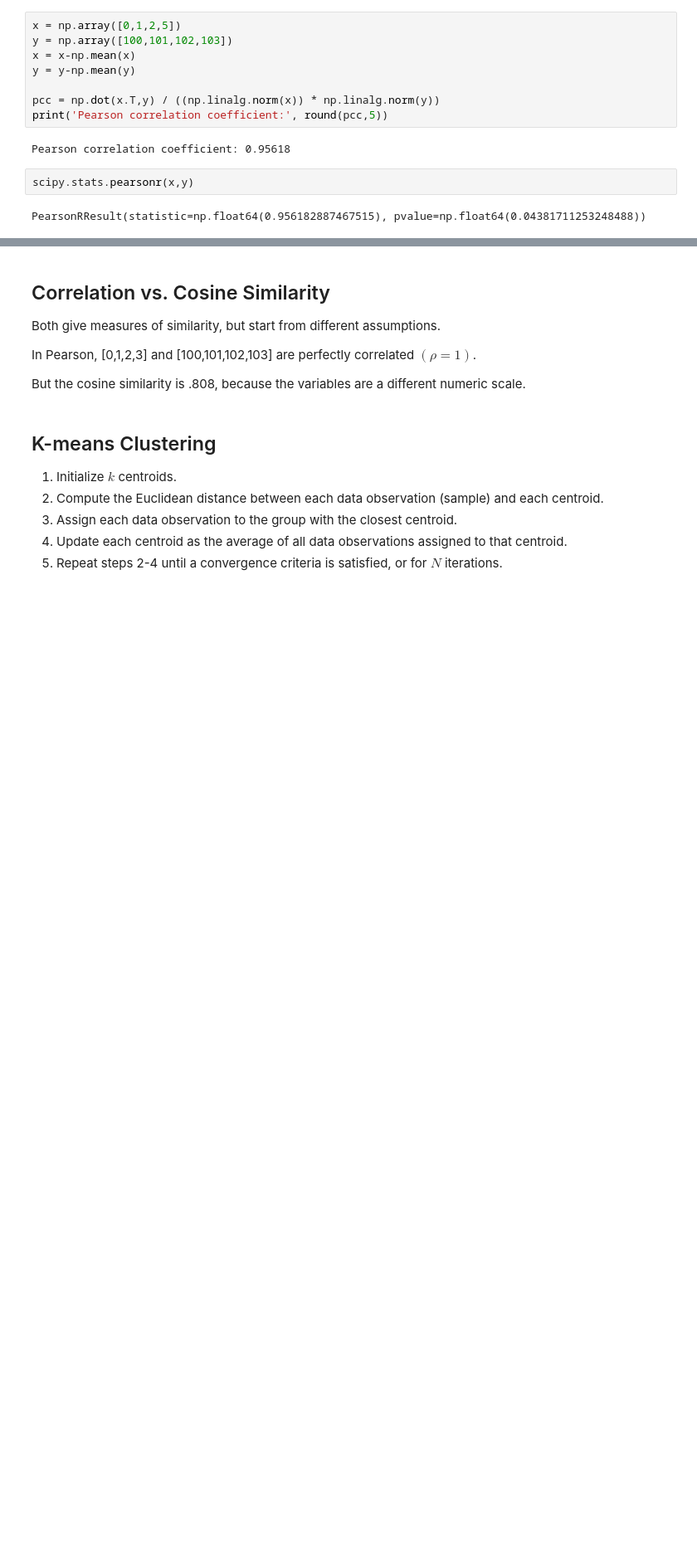
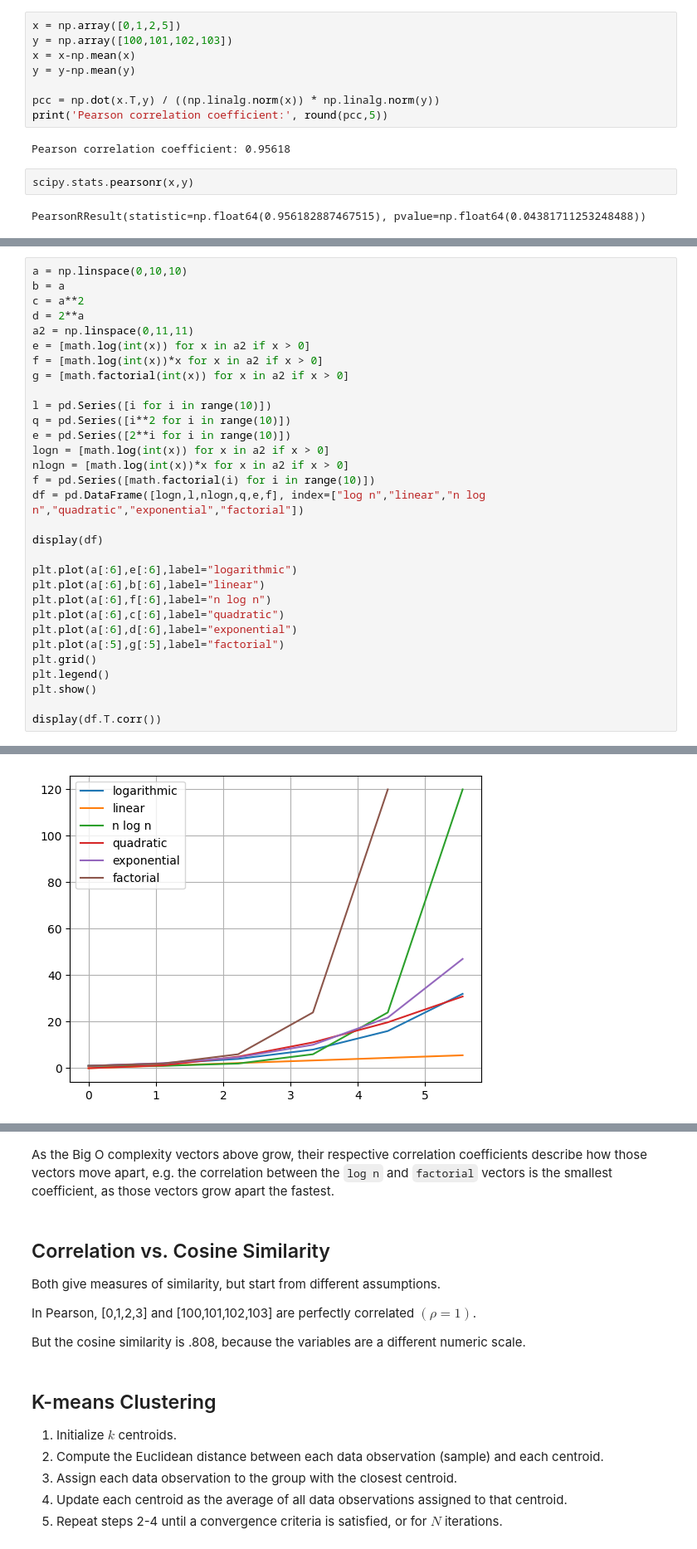
Before and after one commit to solarecho3/vectors, a Jupyter notebook: vectors.ipynb, the cells around one changed output, grey strips where cells are left out. Shown at 83% size. Cells and saved outputs as stored; diff of their text form; blank space fills up the shorter version.

Commit message:
add some correlation coefficient experiements"

```diff
--- a/vectors.ipynb
+++ b/vectors.ipynb
@@ -914,0 +917,32 @@ ax2.grid()
+# %%
+a = np.linspace(0,10,10)
+b = a
+c = a**2
+d = 2**a
+a2 = np.linspace(0,11,11)
+e = [math.log(int(x)) for x in a2 if x > 0]
+f = [math.log(int(x))*x for x in a2 if x > 0]
+g = [math.factorial(int(x)) for x in a2 if x > 0]
+
+l = pd.Series([i for i in range(10)])
+q = pd.Series([i**2 for i in range(10)])
+e = pd.Series([2**i for i in range(10)])
+logn = [math.log(int(x)) for x in a2 if x > 0]
+nlogn = [math.log(int(x))*x for x in a2 if x > 0]
+f = pd.Series([math.factorial(i) for i in range(10)])
+df = pd.DataFrame([logn,l,nlogn,q,e,f], index=["log n","linear","n log n","quadratic","exponential","factorial"])
+
+display(df)
+
+plt.plot(a[:6],e[:6],label="logarithmic")
+plt.plot(a[:6],b[:6],label="linear")
+plt.plot(a[:6],f[:6],label="n log n")
+plt.plot(a[:6],c[:6],label="quadratic")
+plt.plot(a[:6],d[:6],label="exponential")
+plt.plot(a[:5],g[:5],label="factorial")
+plt.grid()
+plt.legend()
+plt.show()
+
+display(df.T.corr())
+# %% [output]
@@ -914,0 +956 @@ ax2.grid()
+[figure, added]
@@ -915,3 +964,5 @@ ax2.grid()
+# %% [markdown]
+As the Big O complexity vectors above grow, their respective correlation coefficients describe how those vectors move apart, e.g. the correlation between the `log n` and `factorial` vectors is the smallest coefficient, as those vectors grow apart the fastest.
 # %% [markdown]
 ## Correlation vs. Cosine Similarity
 
```
Also changed, not shown: parts of 27 cells of this notebook.
